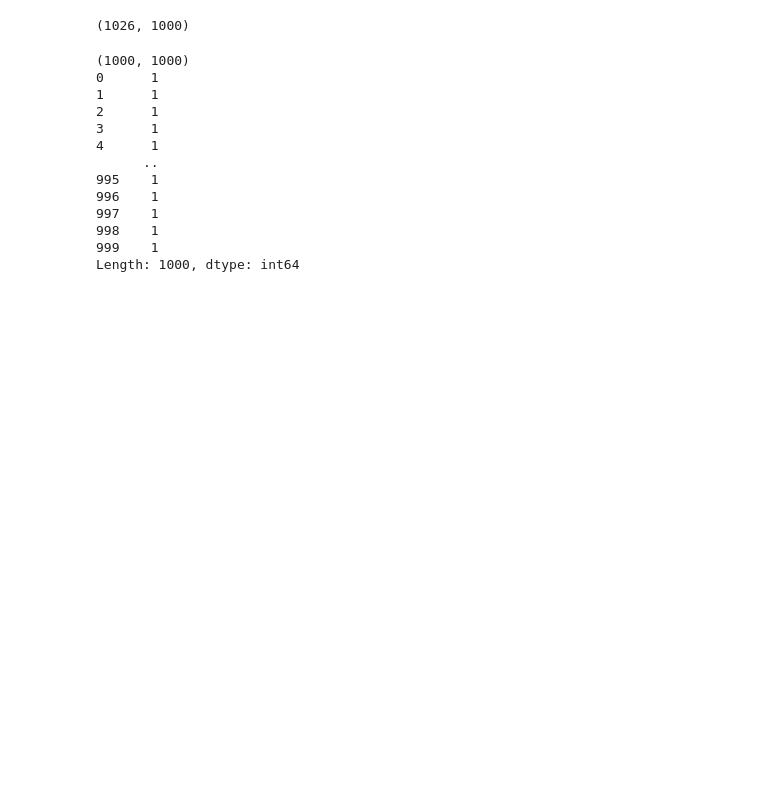
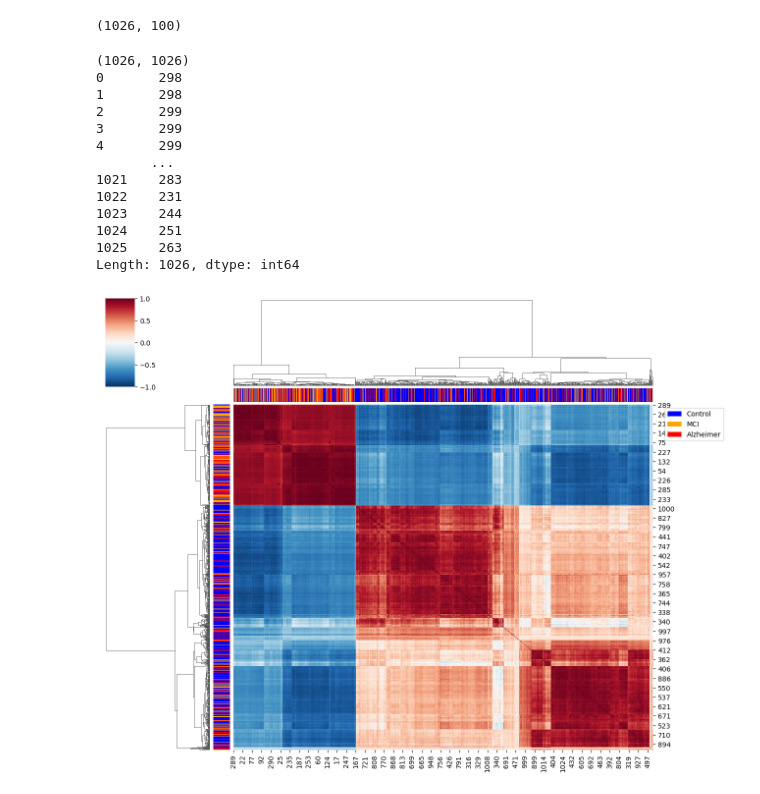
Before and after one commit to hackbio-ca/epigenetic-memory-loss-methylation, a Jupyter notebook: model/notebooks/pcc.ipynb, the cells around one changed output. Drawn from its saved outputs; the diff is of its cells as text; code cells hidden in the pictures; blank space fills up the shorter version.

```diff
--- a/model/notebooks/pcc.ipynb
+++ b/model/notebooks/pcc.ipynb
@@ -18,30 +18,64 @@ h5_path = '../data/train/methylation.h5'
 id_path = '../data/train/idmap.csv'
 X, y = load_data_h5(h5_path, id_path, indices=None)
 # %%
-pca = PCA(n_components=1000, n_oversamples=50, power_iteration_normalizer='auto', svd_solver='randomized', random_state=42)
+pca = PCA(
+    n_components=100,
+    n_oversamples=50,
+    power_iteration_normalizer='auto',
+    svd_solver='randomized',
+    random_state=42
+)
 X_pca = pca.fit_transform(X)
 print(X_pca.shape)
 # %% [output]
-(1026, 1000)
+(1026, 100)
 # %%
 df = pd.DataFrame(X_pca)
-corr_matrix = df.corr()
+corr_matrix = df.T.corr()
 print(corr_matrix.shape)
 
 # Get in each column the number of correlations above 0.7
 high_corr = (corr_matrix > 0.7).sum()
 print(high_corr)
 # %% [output]
-(1000, 1000)
-0      1
-1      1
-2      1
-3      1
-4      1
-      ..
-995    1
-996    1
-997    1
-998    1
-999    1
-Length: 1000, dtype: int64
+(1026, 1026)
+0       298
+1       298
+2       299
+3       299
+4       299
+       ...
+1021    283
+1022    231
+1023    244
+1024    251
+1025    263
+Length: 1026, dtype: int64
+# %%
+# Create a color mapping for your labels
+label_colors = {0: 'blue', 1: 'orange', 2: 'red'}  # Control, MCI, Alzheimer
+row_colors = [label_colors[label] for label in y]
+
+# Create the clustermap with row colors
+g = sns.clustermap(
+    corr_matrix,
+    figsize=(12, 10),
+    row_colors=row_colors,
+    col_colors=row_colors,  # Same colors for columns since it's symmetric
+    cmap='RdBu_r',  # Better colormap for correlation
+    center=0,       # Center colormap at 0
+    vmin=-1, vmax=1  # Correlation range
+)
+
+# Add a legend for the row colors
+from matplotlib.patches import Patch
+legend_elements = [
+    Patch(facecolor='blue', label='Control'),
+    Patch(facecolor='orange', label='MCI'),
+    Patch(facecolor='red', label='Alzheimer')
+]
+g.ax_heatmap.legend(handles=legend_elements, loc='upper left', bbox_to_anchor=(1.02, 1))
+
+plt.show()
+# %% [output]
+[figure, added]
```
Also changed, not shown: 3 other files.
